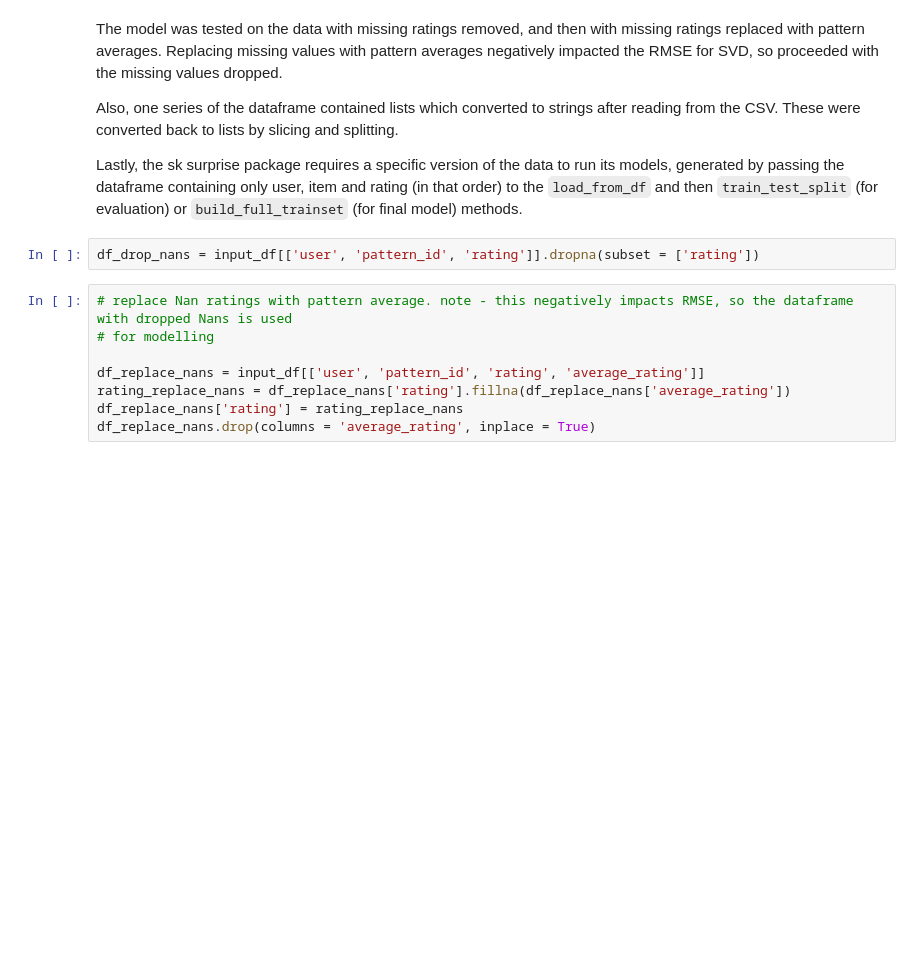
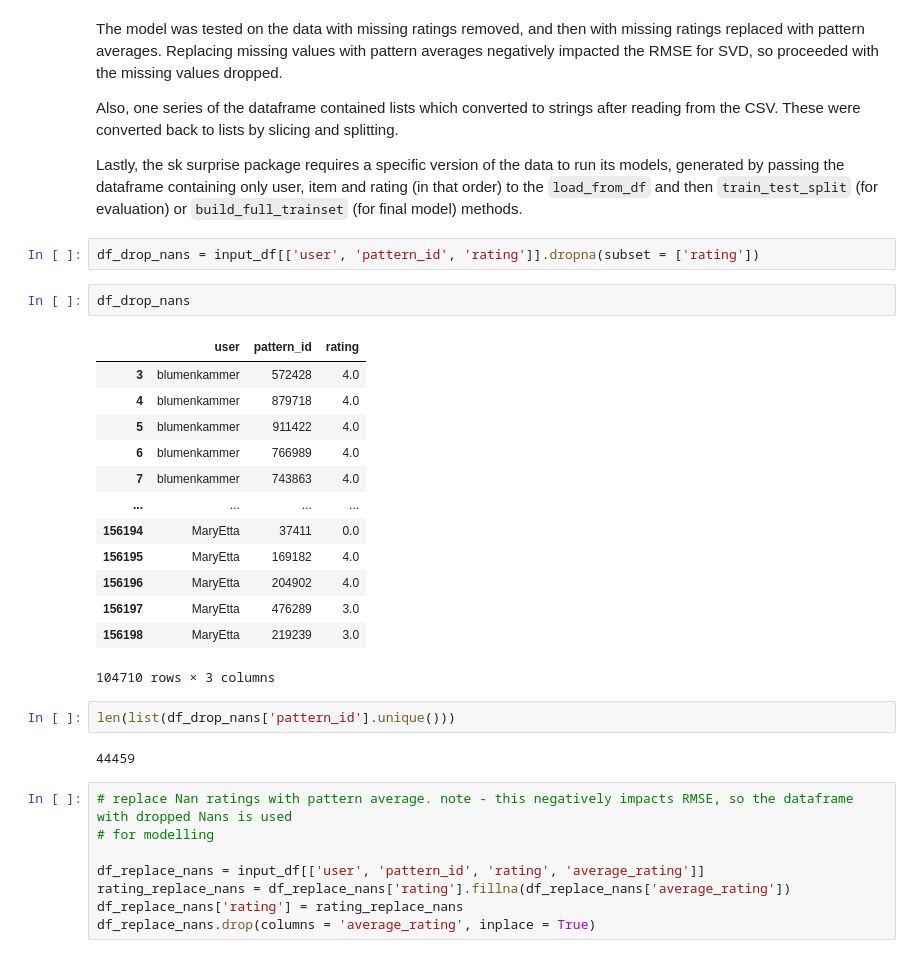
Before and after one commit to clareadunne/PatternRecommender, a Jupyter notebook: Pattern Recommender - Technical Notebook.ipynb, the cells around one changed output. Cells and saved outputs as stored; diff of their text form; blank space fills up the shorter version.

```diff
--- a/Pattern Recommender - Technical Notebook.ipynb
+++ b/Pattern Recommender - Technical Notebook.ipynb
@@ -97,6 +98,26 @@ Also, one series of the dataframe contained lists which converted to strings aft
 Lastly, the sk surprise package requires a specific version of the data to run its models, generated by passing the dataframe containing only user, item and rating (in that order) to the <code>load_from_df</code> and then <code>train_test_split</code> (for evaluation) or <code>build_full_trainset</code> (for final model) methods.
 # %%
 df_drop_nans = input_df[['user', 'pattern_id', 'rating']].dropna(subset = ['rating'])
+# %%
+df_drop_nans
+# %% [output]
+|  | user | pattern_id | rating |
+| 3 | blumenkammer | 572428 | 4.0 |
+| 4 | blumenkammer | 879718 | 4.0 |
+| 5 | blumenkammer | 911422 | 4.0 |
+| 6 | blumenkammer | 766989 | 4.0 |
+| 7 | blumenkammer | 743863 | 4.0 |
+| ... | ... | ... | ... |
+| 156194 | MaryEtta | 37411 | 0.0 |
+| 156195 | MaryEtta | 169182 | 4.0 |
+| 156196 | MaryEtta | 204902 | 4.0 |
+| 156197 | MaryEtta | 476289 | 3.0 |
+| 156198 | MaryEtta | 219239 | 3.0 |
+104710 rows × 3 columns
+# %%
+len(list(df_drop_nans['pattern_id'].unique()))
+# %% [output]
+44459
 # %%
 # replace Nan ratings with pattern average. note - this negatively impacts RMSE, so the dataframe with dropped Nans is used
 # for modelling
```
Also changed, not shown: parts of 28 cells of this notebook, 10 other files.
